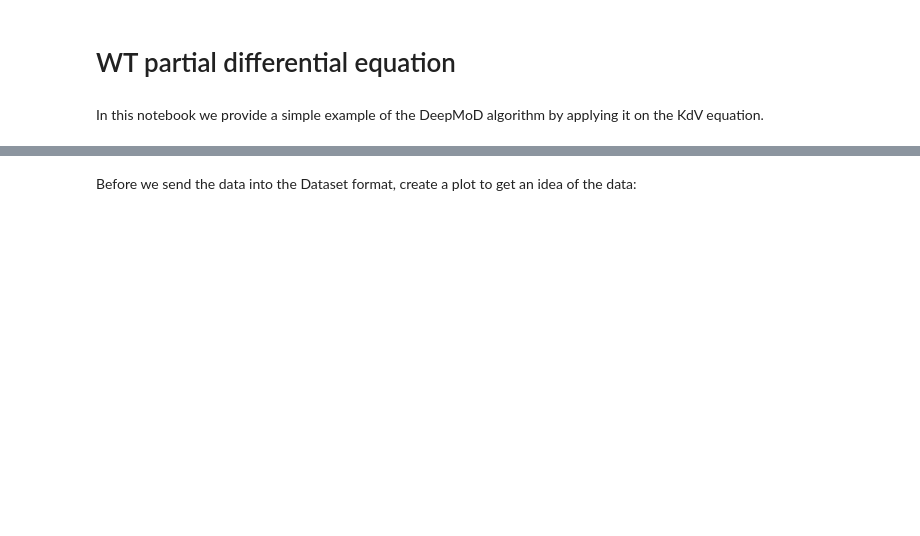
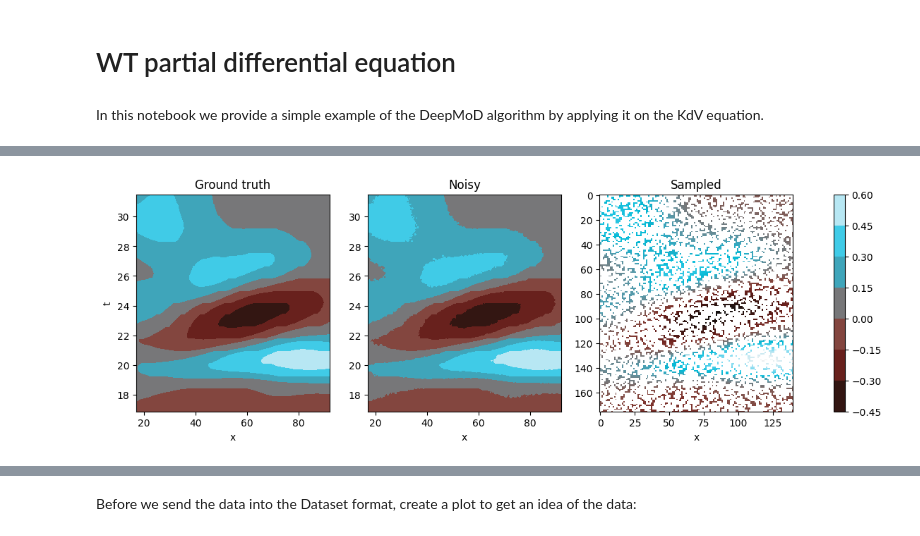
Before and after one commit to Raman-Sheshka/DeePyMoD, a Jupyter notebook: examples/PDE_WT-Copy2.ipynb, the cells around one changed output, grey strips where cells are left out. Cells and saved outputs as stored; diff of their text form; code cells hidden in the pictures; blank space fills up the shorter version.

```diff
--- a/examples/PDE_WT-Copy2.ipynb
+++ b/examples/PDE_WT-Copy2.ipynb
@@ -54,0 +103,6 @@ plt.show()
+# %%
+noise_level = 0.025
+y_noisy = y + noise_level * np.std(y) * np.random.randn(y[:,0].size, 1)
+#coords = torch.from_numpy(np.stack((t.tolist(),x.tolist()), axis=-1)).float()
+#X = coords
+#y = u
@@ -54,0 +122,24 @@ plt.show()
+# %%
+fig, axes = plt.subplots(ncols=3, figsize=(15, 4))
+
+im0 = axes[0].contourf(data['x'], data['t'], np.real(data['u']), cmap=cc.cm.CET_CBTL2)
+axes[0].set_xlabel('x')
+axes[0].set_ylabel('t')
+axes[0].set_title('Ground truth')
+
+im1 = axes[1].contourf(data['x'], data['t'], y_noisy.reshape(data['x'].shape), cmap=cc.cm.CET_CBTL2)
+axes[1].set_xlabel('x')
+axes[1].set_title('Noisy')
+
+sampled = np.array([y_noisy[index, 0] if index in idx[:number_of_samples] else np.nan for index in np.arange(data['x'].size)])
+sampled = np.rot90(sampled.reshape(data['x'].shape)) #array needs to be rotated because of imshow
+
+im2 = axes[2].imshow(sampled, aspect='auto', cmap=cc.cm.CET_CBTL2)
+axes[2].set_xlabel('x')
+axes[2].set_title('Sampled')
+
+fig.colorbar(im1, ax=axes.ravel().tolist())
+
+plt.show()
+# %% [output]
+[figure, added]
```
Also changed, not shown: parts of 20 cells of this notebook, 1 other file.
